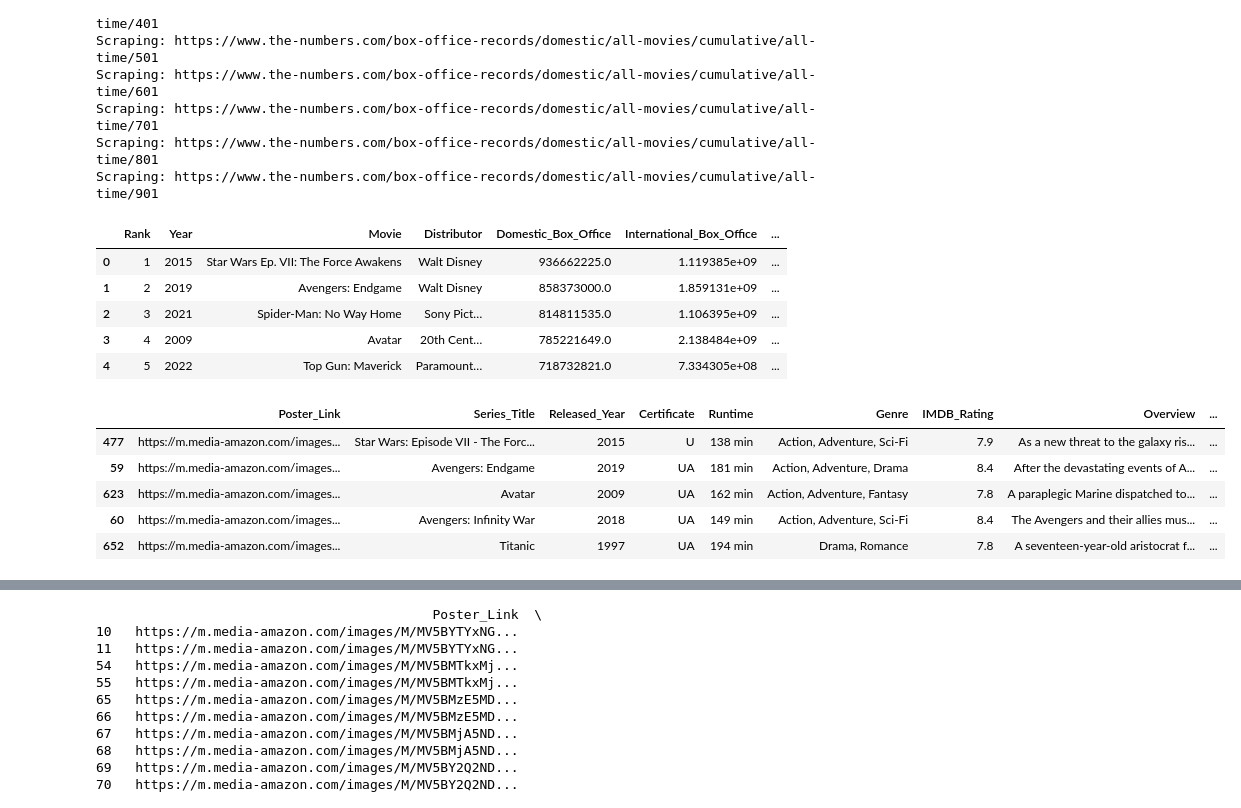
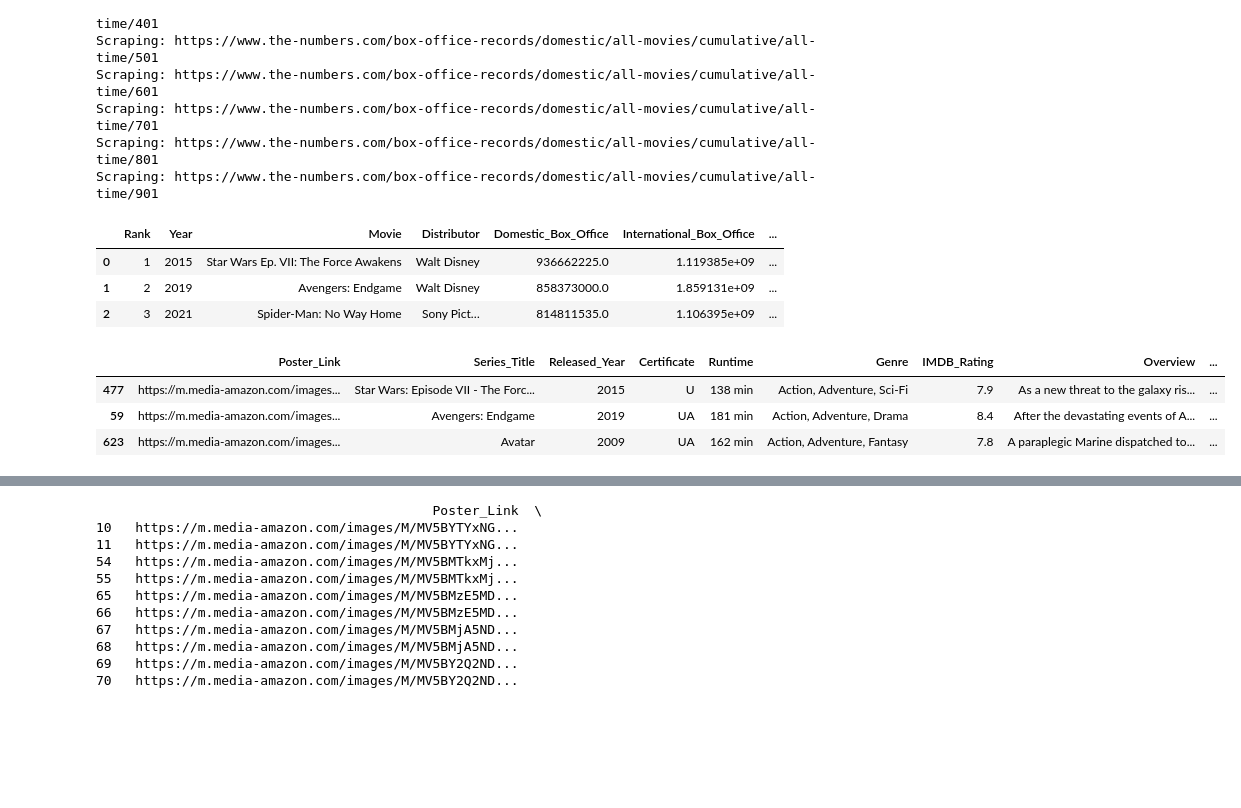
Before and after one commit to abdolhmed/Data_Acquisition_Preprocessing_CA, a Jupyter notebook: MovieCA.ipynb, the cells around one changed output, grey strips where cells are left out. Drawn from its saved outputs; the diff is of its cells as text; code cells hidden in the pictures; blank space fills up the shorter version.

```diff
--- a/MovieCA.ipynb
+++ b/MovieCA.ipynb
@@ -176,14 +186,12 @@ Scraping: https://www.the-numbers.com/box-office-records/domestic/all-movies/cum
 Scraping: https://www.the-numbers.com/box-office-records/domestic/all-movies/cumulative/all-time/801
 Scraping: https://www.the-numbers.com/box-office-records/domestic/all-movies/cumulative/all-time/901
 # %%
-numbers_df.head()
+numbers_df.head(3)
 # %% [output]
 |  | Rank | Year | Movie | Distributor | Domestic_Box_Office | International_Box_Office | ... |
 | 0 | 1 | 2015 | Star Wars Ep. VII: The Force Awakens | Walt Disney | 936662225.0 | 1.119385e+09 | ... |
 | 1 | 2 | 2019 | Avengers: Endgame | Walt Disney | 858373000.0 | 1.859131e+09 | ... |
 | 2 | 3 | 2021 | Spider-Man: No Way Home | Sony Pict… | 814811535.0 | 1.106395e+09 | ... |
-| 3 | 4 | 2009 | Avatar | 20th Cent… | 785221649.0 | 2.138484e+09 | ... |
-| 4 | 5 | 2022 | Top Gun: Maverick | Paramount… | 718732821.0 | 7.334305e+08 | ... |
 # %%
 # creating csv
 numbers_df.to_csv("scraped_box_office_full.csv", index=False)
@@ -202,12 +211,10 @@ def clean_title(title):
 df_sorted["clean_title"] = df_sorted["Series_Title"].apply(clean_title)
 numbers_df["clean_title"] = numbers_df["Movie"].apply(clean_title)
 # %%
-df_sorted.head()
+df_sorted.head(3)
 # %% [output]
 |  | Poster_Link | Series_Title | Released_Year | Certificate | Runtime | Genre | IMDB_Rating | Overview | ... |
 | 477 | https://m.media-amazon.com/images... | Star Wars: Episode VII - The Forc... | 2015 | U | 138 min | Action, Adventure, Sci-Fi | 7.9 | As a new threat to the galaxy ris... | ... |
 | 59 | https://m.media-amazon.com/images... | Avengers: Endgame | 2019 | UA | 181 min | Action, Adventure, Drama | 8.4 | After the devastating events of A... | ... |
 | 623 | https://m.media-amazon.com/images... | Avatar | 2009 | UA | 162 min | Action, Adventure, Fantasy | 7.8 | A paraplegic Marine dispatched to... | ... |
-| 60 | https://m.media-amazon.com/images... | Avengers: Infinity War | 2018 | UA | 149 min | Action, Adventure, Sci-Fi | 8.4 | The Avengers and their allies mus... | ... |
-| 652 | https://m.media-amazon.com/images... | Titanic | 1997 | UA | 194 min | Drama, Romance | 7.8 | A seventeen-year-old aristocrat f... | ... |
 # %%
```
Also changed, not shown: parts of 39 cells of this notebook.
